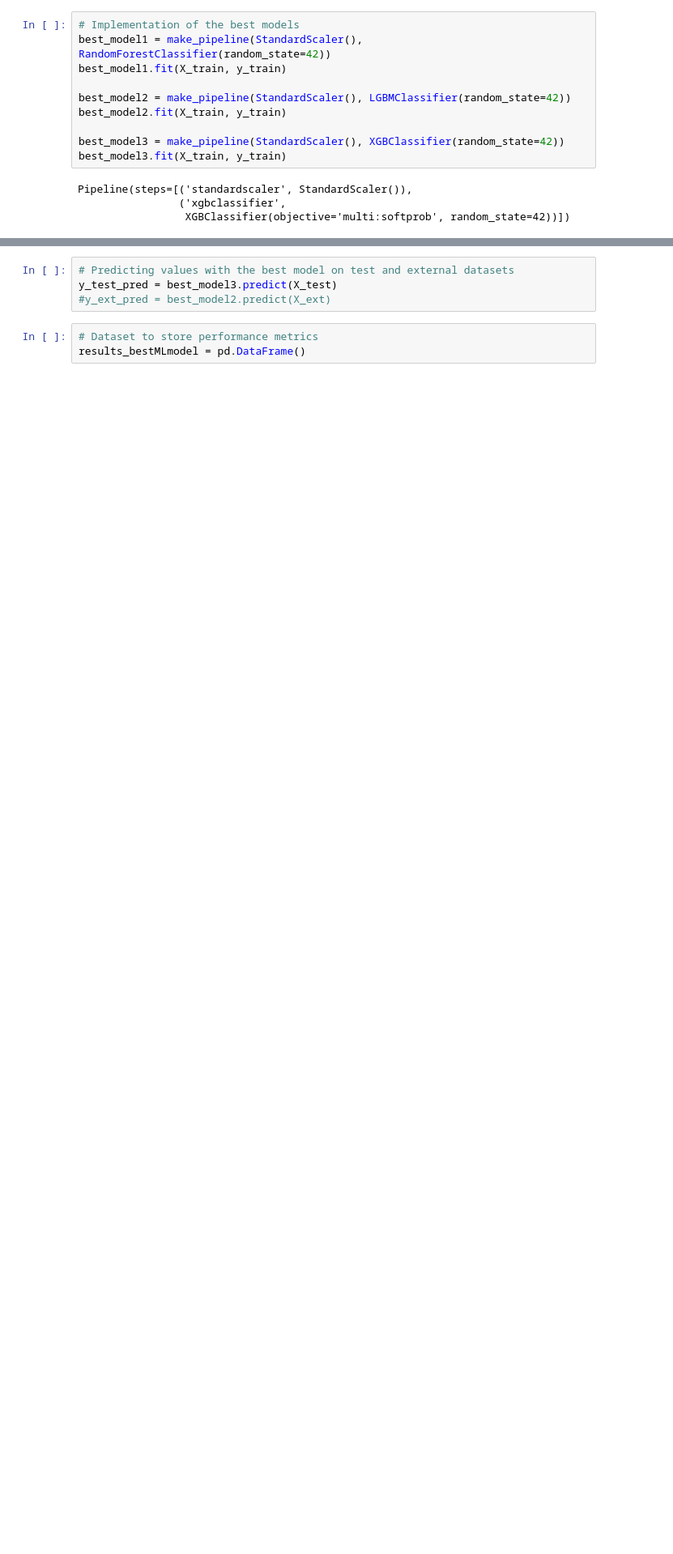
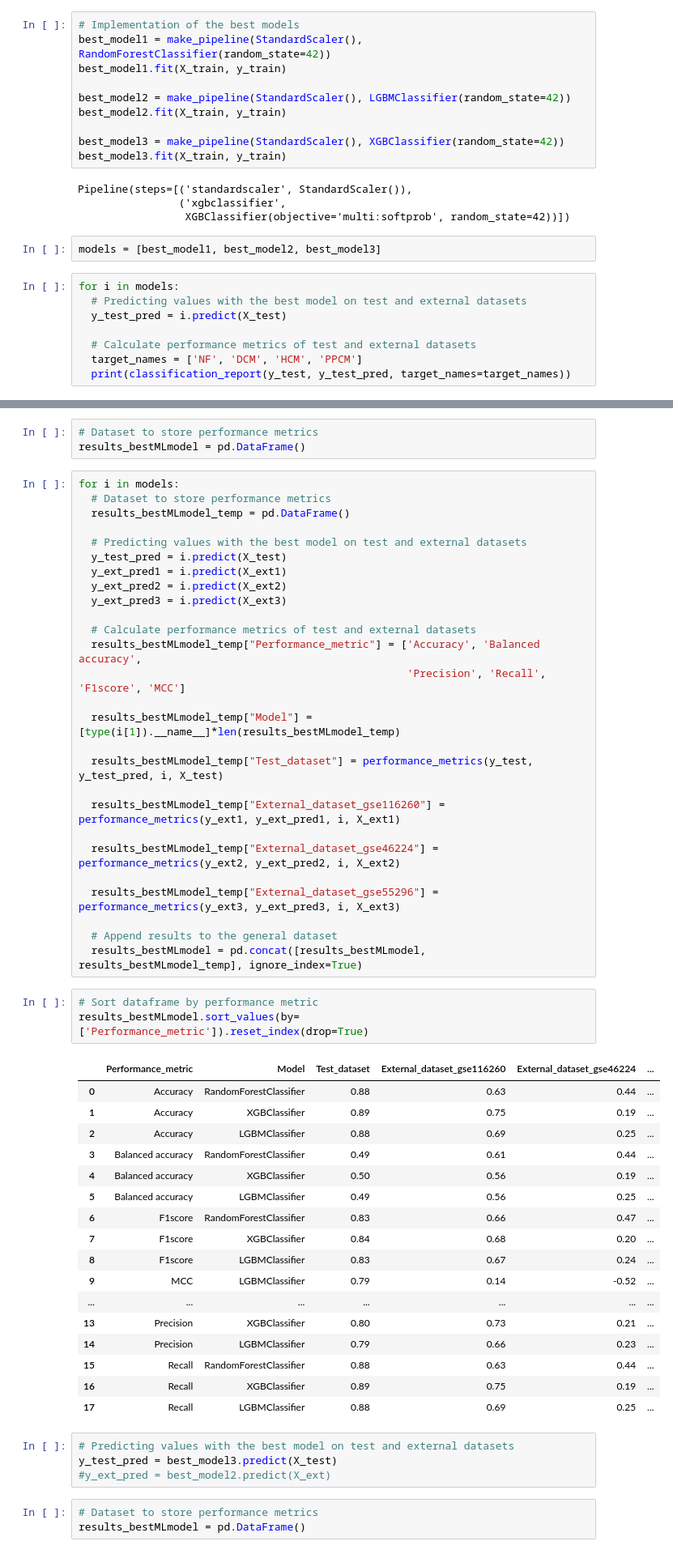
Before and after one commit to sayalaruano/Project3Period-SysBioMaster, a Jupyter notebook: Project1_SysBio_NF_alldiseases_classifiers.ipynb, the cells around one changed output, grey strips where cells are left out. Shown: that part at 81% size. Cells and saved outputs as stored; diff of their text form; blank space fills up the shorter version.

```diff
--- a/Project1_SysBio_NF_alldiseases_classifiers.ipynb
+++ b/Project1_SysBio_NF_alldiseases_classifiers.ipynb
@@ -325,3 +357,13 @@ best_model3.fit(X_train, y_train)
 Pipeline(steps=[('standardscaler', StandardScaler()),
                 ('xgbclassifier',
                  XGBClassifier(objective='multi:softprob', random_state=42))])
+# %%
+models = [best_model1, best_model2, best_model3]
+# %%
+for i in models:
+  # Predicting values with the best model on test and external datasets
+  y_test_pred = i.predict(X_test)
+
+  # Calculate performance metrics of test and external datasets
+  target_names = ['NF', 'DCM', 'HCM', 'PPCM']
+  print(classification_report(y_test, y_test_pred, target_names=target_names))
@@ -328,3 +415,54 @@ Pipeline(steps=[('standardscaler', StandardScaler()),
+# %%
+# Dataset to store performance metrics
+results_bestMLmodel = pd.DataFrame()
+# %%
+for i in models:
+  # Dataset to store performance metrics
+  results_bestMLmodel_temp = pd.DataFrame()
+
+  # Predicting values with the best model on test and external datasets
+  y_test_pred = i.predict(X_test)
+  y_ext_pred1 = i.predict(X_ext1)
+  y_ext_pred2 = i.predict(X_ext2)
+  y_ext_pred3 = i.predict(X_ext3)
+
+  # Calculate performance metrics of test and external datasets
+  results_bestMLmodel_temp["Performance_metric"] = ['Accuracy', 'Balanced accuracy',
+                                                    'Precision', 'Recall', 'F1score', 'MCC']
+
+  results_bestMLmodel_temp["Model"] = [type(i[1]).__name__]*len(results_bestMLmodel_temp)
+
+  results_bestMLmodel_temp["Test_dataset"] = performance_metrics(y_test, y_test_pred, i, X_test)
+
+  results_bestMLmodel_temp["External_dataset_gse116260"] = performance_metrics(y_ext1, y_ext_pred1, i, X_ext1)
+
+  results_bestMLmodel_temp["External_dataset_gse46224"] = performance_metrics(y_ext2, y_ext_pred2, i, X_ext2)
+
+  results_bestMLmodel_temp["External_dataset_gse55296"] = performance_metrics(y_ext3, y_ext_pred3, i, X_ext3)
+
+  # Append results to the general dataset
+  results_bestMLmodel = pd.concat([results_bestMLmodel, results_bestMLmodel_temp], ignore_index=True)
+# %%
+# Sort dataframe by performance metric
+results_bestMLmodel.sort_values(by=['Performance_metric']).reset_index(drop=True)
+# %% [output]
+|  | Performance_metric | Model | Test_dataset | External_dataset_gse116260 | External_dataset_gse46224 | ... |
+| 0 | Accuracy | RandomForestClassifier | 0.88 | 0.63 | 0.44 | ... |
+| 1 | Accuracy | XGBClassifier | 0.89 | 0.75 | 0.19 | ... |
+| 2 | Accuracy | LGBMClassifier | 0.88 | 0.69 | 0.25 | ... |
+| 3 | Balanced accuracy | RandomForestClassifier | 0.49 | 0.61 | 0.44 | ... |
+| 4 | Balanced accuracy | XGBClassifier | 0.50 | 0.56 | 0.19 | ... |
+| 5 | Balanced accuracy | LGBMClassifier | 0.49 | 0.56 | 0.25 | ... |
+| 6 | F1score | RandomForestClassifier | 0.83 | 0.66 | 0.47 | ... |
+| 7 | F1score | XGBClassifier | 0.84 | 0.68 | 0.20 | ... |
+| 8 | F1score | LGBMClassifier | 0.83 | 0.67 | 0.24 | ... |
+| 9 | MCC | LGBMClassifier | 0.79 | 0.14 | -0.52 | ... |
+| ... | ... | ... | ... | ... | ... | ... |
+| 13 | Precision | XGBClassifier | 0.80 | 0.73 | 0.21 | ... |
+| 14 | Precision | LGBMClassifier | 0.79 | 0.66 | 0.23 | ... |
+| 15 | Recall | RandomForestClassifier | 0.88 | 0.63 | 0.44 | ... |
+| 16 | Recall | XGBClassifier | 0.89 | 0.75 | 0.19 | ... |
+| 17 | Recall | LGBMClassifier | 0.88 | 0.69 | 0.25 | ... |
 # %%
 # Predicting values with the best model on test and external datasets
 y_test_pred = best_model3.predict(X_test)
```
Also changed, not shown: parts of 50 cells of this notebook, 9 other files.
